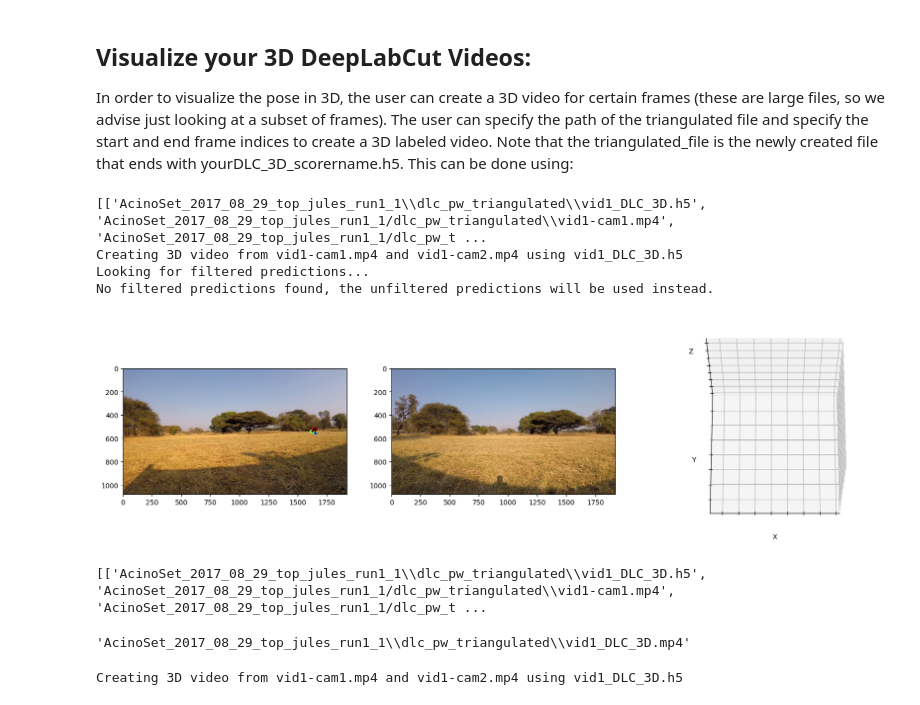
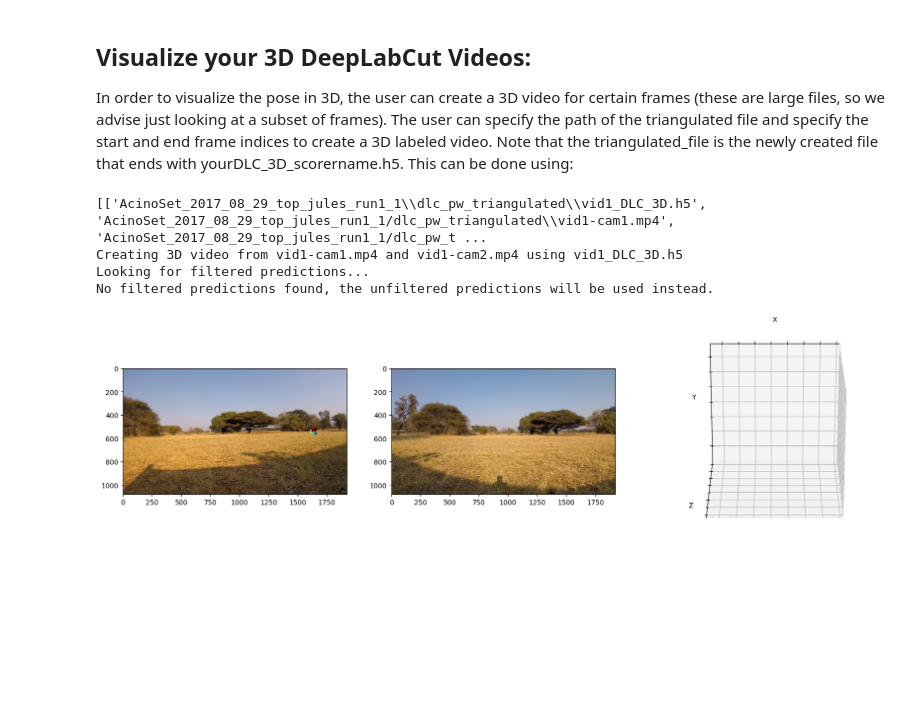
Before and after one commit to lochhh/3D-DLC-AcinoSet, a Jupyter notebook: Demo_3D_DeepLabCut.ipynb, the cells around one changed output. Drawn from its saved outputs; the diff is of its cells as text; code cells hidden in the pictures; blank space fills up the shorter version.

Commit message:
Flip elevation angle in video

```diff
--- a/Demo_3D_DeepLabCut.ipynb
+++ b/Demo_3D_DeepLabCut.ipynb
@@ -375,41 +375,16 @@ In order to visualize the pose in 3D, the user can create a 3D video for certain
 # %%
 deeplabcut.create_labeled_video_3d(
     config_path,
     ["AcinoSet_2017_08_29_top_jules_run1_1/dlc_pw_triangulated/vid1_DLC_3D.h5"],
     videofolder="AcinoSet_2017_08_29_top_jules_run1_1/dlc_pw_triangulated",
     videotype=".mp4",
+    view=(113, -270),
     #trailpoints=3,
     fps=90,
 )
 # %% [output]
 [['AcinoSet_2017_08_29_top_jules_run1_1\\dlc_pw_triangulated\\vid1_DLC_3D.h5', 'AcinoSet_2017_08_29_top_jules_run1_1/dlc_pw_triangulated\\vid1-cam1.mp4', 'AcinoSet_2017_08_29_top_jules_run1_1/dlc_pw_t ...
 Creating 3D video from vid1-cam1.mp4 and vid1-cam2.mp4 using vid1_DLC_3D.h5
 Looking for filtered predictions...
 No filtered predictions found, the unfiltered predictions will be used instead.
-[figure, old version]
+[figure, new version]
-# %%
-import os
-start_path = os.getcwd()
-
-# Read the config file and related variables
-cfg_3d = auxiliaryfunctions.read_config(config_path)
-cam_names = cfg_3d["camera_names"]
-pcutoff = cfg_3d["pcutoff"]
-markerSize = cfg_3d["dotsize"]
-alphaValue = cfg_3d["alphaValue"]
-cmap = cfg_3d["colormap"]
-bodyparts2connect = cfg_3d["skeleton"]
-skeleton_color = cfg_3d["skeleton_color"]
-scorer_3d = cfg_3d["scorername_3d"]
-color_by = "bodypart"  # "bodypart" or "individual"
-path = ["AcinoSet_2017_08_29_top_jules_run1_1/dlc_pw_triangulated/vid1_DLC_3D.h5"]
-videofolder = "AcinoSet_2017_08_29_top_jules_run1_1/dlc_pw_triangulated"
-videotype = ".mp4"
-trailpoints = 3
-fps = 90
-file_list = auxiliaryfunctions_3d.Get_list_of_triangulated_and_videoFiles(
-    path, videotype, scorer_3d, cam_names, videofolder
-)
-print(file_list)
-# %% [output]
-[['AcinoSet_2017_08_29_top_jules_run1_1\\dlc_pw_triangulated\\vid1_DLC_3D.h5', 'AcinoSet_2017_08_29_top_jules_run1_1/dlc_pw_triangulated\\vid1-cam1.mp4', 'AcinoSet_2017_08_29_top_jules_run1_1/dlc_pw_t ...
@@ -424,4 +390,0 @@ videooutname = os.path.join(path_h5_file, file_name + ".mp4")
-# %%
-videooutname
-# %% [output]
-'AcinoSet_2017_08_29_top_jules_run1_1\\dlc_pw_triangulated\\vid1_DLC_3D.mp4'
@@ -432,21 +390,0 @@ metadata_ = auxiliaryfunctions_3d.LoadMetadata3d(pickle_file)
-# %%
-base_filename_cam1 = str(Path(file[1]).stem).split(videotype)[
-    0
-]  # required for searching the filtered file
-base_filename_cam2 = str(Path(file[2]).stem).split(videotype)[
-    0
-]  # required for searching the filtered file
-cam1_view_video = file[1]
-cam2_view_video = file[2]
-cam1_scorer = metadata_["scorer_name"][cam_names[0]]
-cam2_scorer = metadata_["scorer_name"][cam_names[1]]
-print(
-    "Creating 3D video from %s and %s using %s"
-    % (
-        Path(cam1_view_video).name,
-        Path(cam2_view_video).name,
-        Path(triangulate_file).name,
-    )
-)
-# %% [output]
-Creating 3D video from vid1-cam1.mp4 and vid1-cam2.mp4 using vid1_DLC_3D.h5
```
Also changed, not shown: parts of 19 cells of this notebook.
